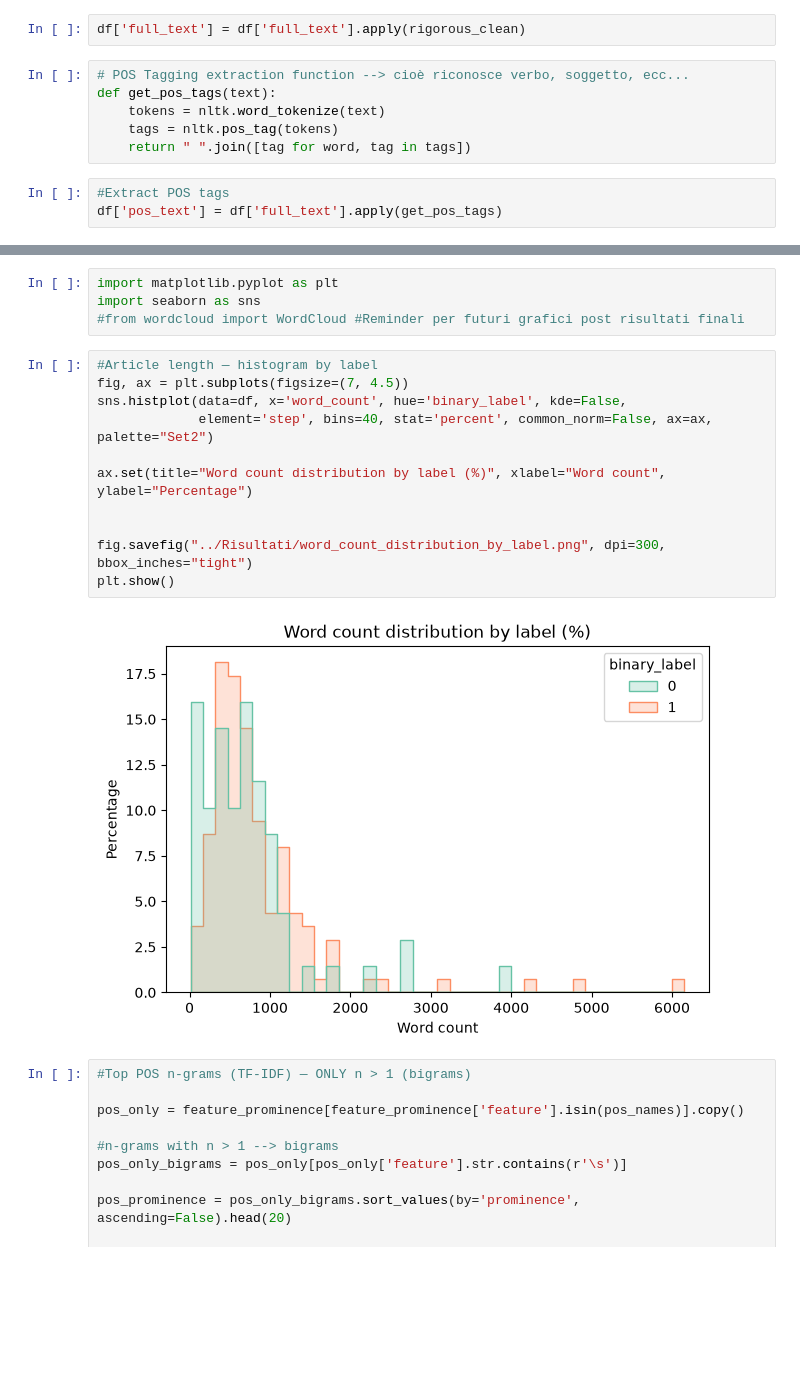
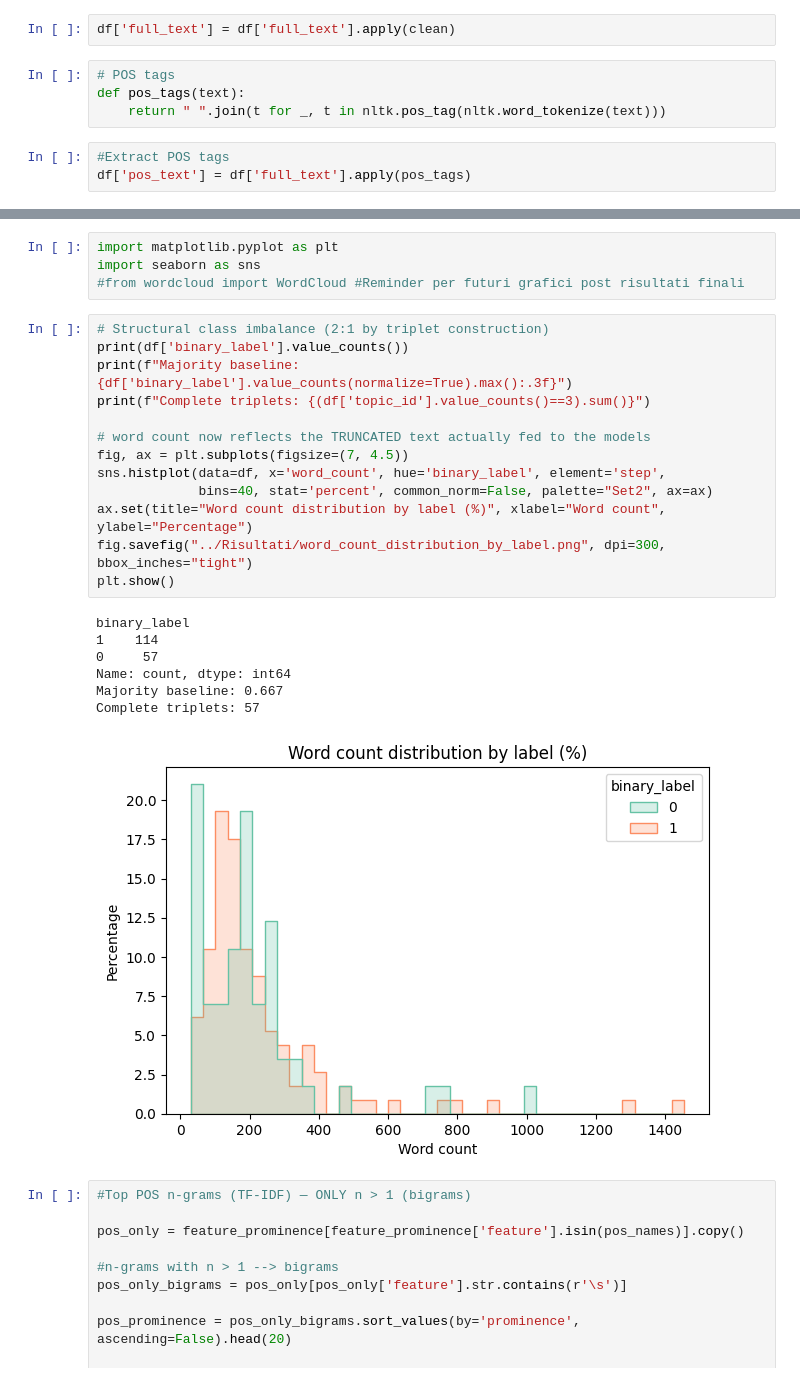
Before and after one commit to WrongMedal/SML_Rebels_G24, a Jupyter notebook: Codice/02_preprocessing_EDA.ipynb, the cells around one changed output, grey strips where cells are left out. Cells and saved outputs as stored; diff of their text form; blank space fills up the shorter version.

```diff
--- a/Codice/02_preprocessing_EDA.ipynb
+++ b/Codice/02_preprocessing_EDA.ipynb
@@ -75,12 +62,10 @@ def rigorous_clean(text):
-# %%
-df['full_text'] = df['full_text'].apply(rigorous_clean)
+# %%
+df['full_text'] = df['full_text'].apply(clean)
 # %%
-# POS Tagging extraction function --> cioè riconosce verbo, soggetto, ecc...
-def get_pos_tags(text):
-    tokens = nltk.word_tokenize(text)
-    tags = nltk.pos_tag(tokens)
-    return " ".join([tag for word, tag in tags])
+# POS tags
+def pos_tags(text):
+    return " ".join(t for _, t in nltk.pos_tag(nltk.word_tokenize(text)))
 # %%
 #Extract POS tags
-df['pos_text'] = df['full_text'].apply(get_pos_tags)
+df['pos_text'] = df['full_text'].apply(pos_tags)
 # %%
@@ -142,18 +113,26 @@ import matplotlib.pyplot as plt
 import seaborn as sns
 #from wordcloud import WordCloud #Reminder per futuri grafici post risultati finali
 # %%
-#Article length — histogram by label
+# Structural class imbalance (2:1 by triplet construction)
+print(df['binary_label'].value_counts())
+print(f"Majority baseline: {df['binary_label'].value_counts(normalize=True).max():.3f}")
+print(f"Complete triplets: {(df['topic_id'].value_counts()==3).sum()}")
+
+# word count now reflects the TRUNCATED text actually fed to the models
 fig, ax = plt.subplots(figsize=(7, 4.5))
-sns.histplot(data=df, x='word_count', hue='binary_label', kde=False,
-             element='step', bins=40, stat='percent', common_norm=False, ax=ax, palette="Set2")
-
+sns.histplot(data=df, x='word_count', hue='binary_label', element='step',
+             bins=40, stat='percent', common_norm=False, palette="Set2", ax=ax)
 ax.set(title="Word count distribution by label (%)", xlabel="Word count", ylabel="Percentage")
-
-
 fig.savefig("../Risultati/word_count_distribution_by_label.png", dpi=300, bbox_inches="tight")
 plt.show()
 # %% [output]
+binary_label
+1    114
+0     57
+Name: count, dtype: int64
+Majority baseline: 0.667
+Complete triplets: 57
-[figure, old version]
+[figure, new version]
 # %%
 #Top POS n-grams (TF-IDF) — ONLY n > 1 (bigrams)
 
```
Also changed, not shown: parts of 10 cells of this notebook, 6 other files.
